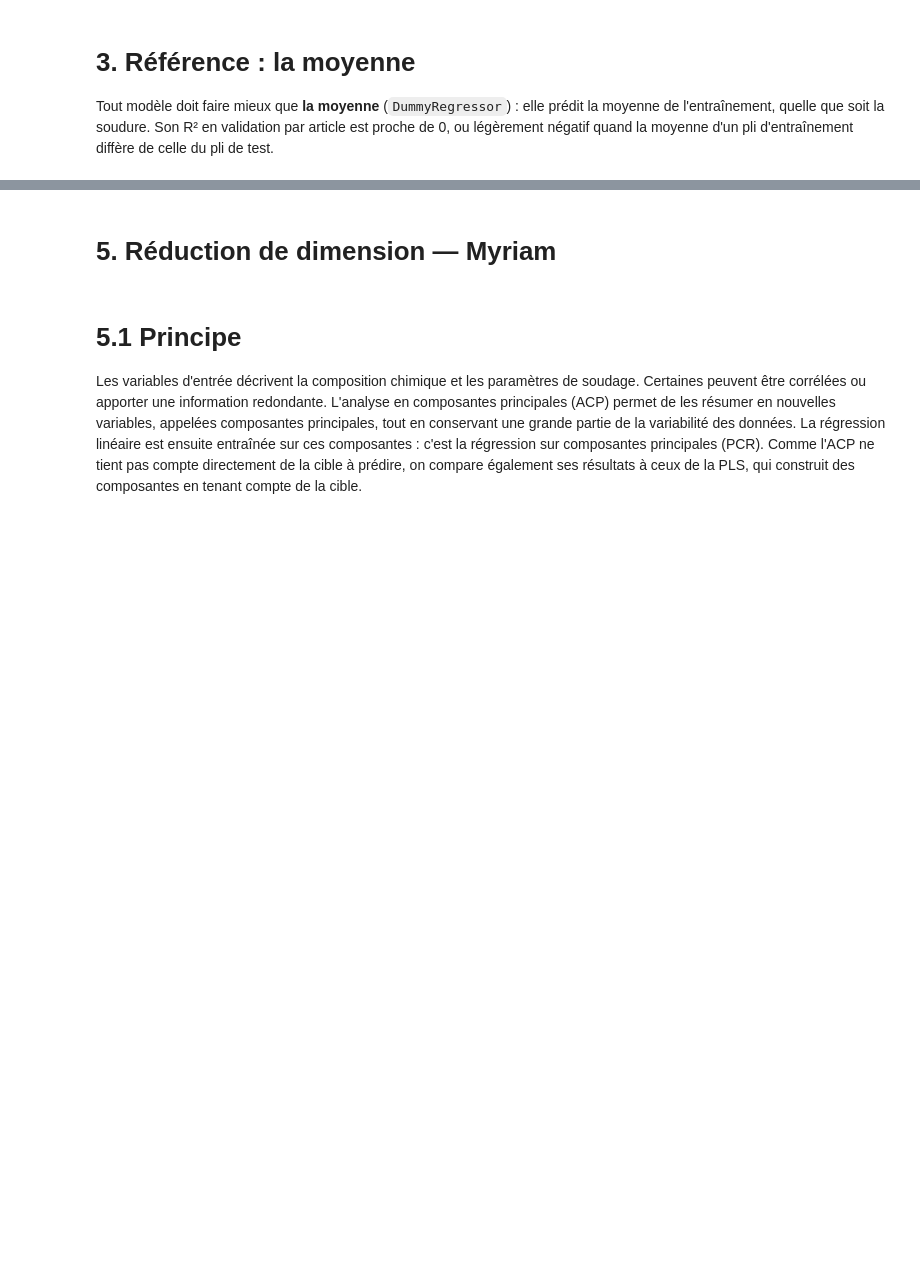
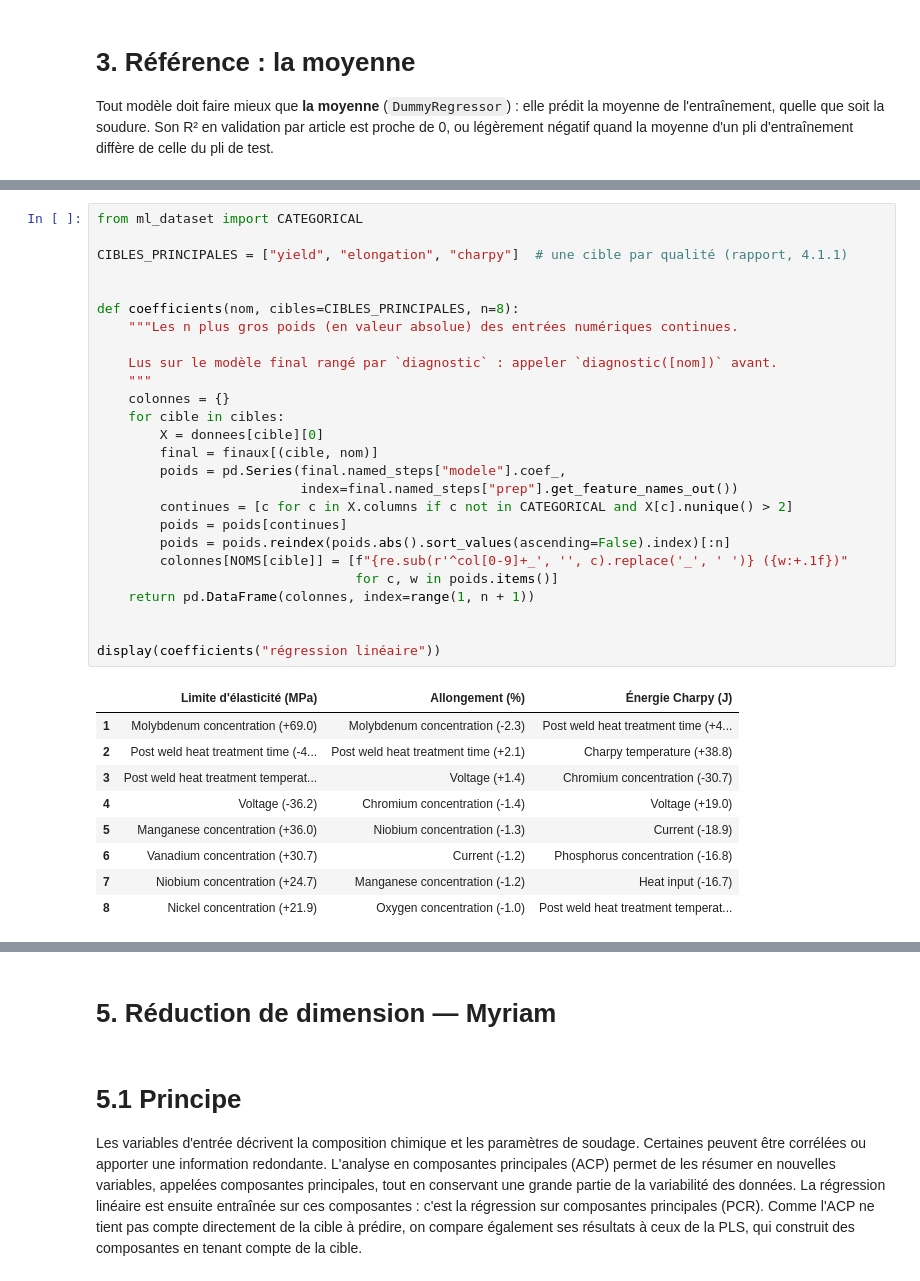
Before and after one commit to marglgls/Projet-ML-soudures, a Jupyter notebook: modeles.ipynb, the cells around one changed output, grey strips where cells are left out. Saved outputs shown, nothing was run; the diff lists cells and outputs as text; blank space fills up the shorter version.

```diff
--- a/modeles.ipynb
+++ b/modeles.ipynb
@@ -274,0 +355,36 @@ display(tableau_complet(["référence (moyenne)"]))
+# %%
+from ml_dataset import CATEGORICAL
+
+CIBLES_PRINCIPALES = ["yield", "elongation", "charpy"]  # une cible par qualité (rapport, 4.1.1)
+
+
+def coefficients(nom, cibles=CIBLES_PRINCIPALES, n=8):
+    """Les n plus gros poids (en valeur absolue) des entrées numériques continues.
+
+    Lus sur le modèle final rangé par `diagnostic` : appeler `diagnostic([nom])` avant.
+    """
+    colonnes = {}
+    for cible in cibles:
+        X = donnees[cible][0]
+        final = finaux[(cible, nom)]
+        poids = pd.Series(final.named_steps["modele"].coef_,
+                          index=final.named_steps["prep"].get_feature_names_out())
+        continues = [c for c in X.columns if c not in CATEGORICAL and X[c].nunique() > 2]
+        poids = poids[continues]
+        poids = poids.reindex(poids.abs().sort_values(ascending=False).index)[:n]
+        colonnes[NOMS[cible]] = [f"{re.sub(r'^col[0-9]+_', '', c).replace('_', ' ')} ({w:+.1f})"
+                                 for c, w in poids.items()]
+    return pd.DataFrame(colonnes, index=range(1, n + 1))
+
+
+display(coefficients("régression linéaire"))
+# %% [output]
+|  | Limite d'élasticité (MPa) | Allongement (%) | Énergie Charpy (J) |
+| 1 | Molybdenum concentration (+69.0) | Molybdenum concentration (-2.3) | Post weld heat treatment time (+4... |
+| 2 | Post weld heat treatment time (-4... | Post weld heat treatment time (+2.1) | Charpy temperature (+38.8) |
+| 3 | Post weld heat treatment temperat... | Voltage (+1.4) | Chromium concentration (-30.7) |
+| 4 | Voltage (-36.2) | Chromium concentration (-1.4) | Voltage (+19.0) |
+| 5 | Manganese concentration (+36.0) | Niobium concentration (-1.3) | Current (-18.9) |
+| 6 | Vanadium concentration (+30.7) | Current (-1.2) | Phosphorus concentration (-16.8) |
+| 7 | Niobium concentration (+24.7) | Manganese concentration (-1.2) | Heat input (-16.7) |
+| 8 | Nickel concentration (+21.9) | Oxygen concentration (-1.0) | Post weld heat treatment temperat... |
```
Also changed, not shown: parts of 36 cells of this notebook, 1 other file.
